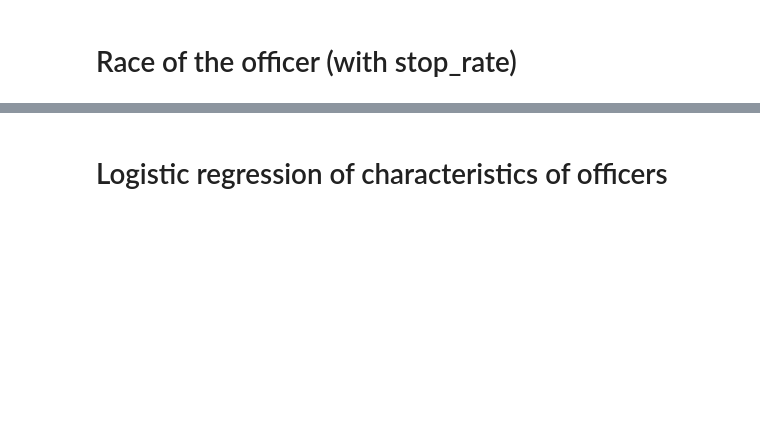
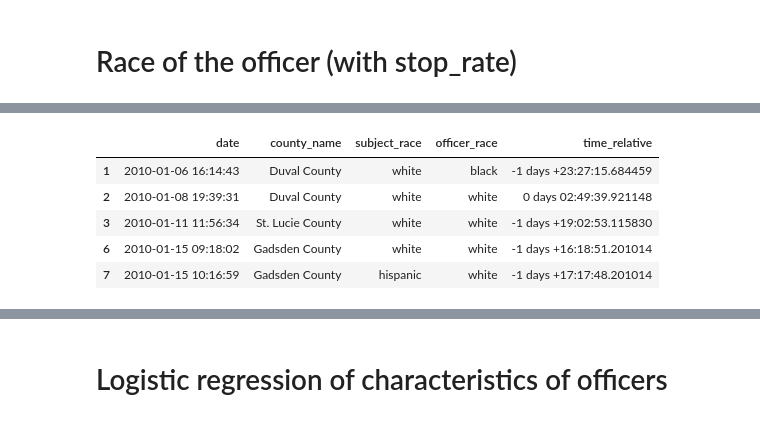
Before and after one commit to epfl-ada/ada-2020-project-milestone-p3-p3_vsl, a Jupyter notebook: notebook.ipynb, the cells around one changed output, grey strips where cells are left out. Drawn from its saved outputs; the diff is of its cells as text; code cells hidden in the pictures; blank space fills up the shorter version.

```diff
--- a/notebook.ipynb
+++ b/notebook.ipynb
@@ -300,0 +573,27 @@ plot_search_rates(df_race_sep, officer_race, 100, what_to_plot='stop_rate')
+# %%
+import datetime
+from matplotlib.pyplot import figure
+from tqdm.notebook import tqdm, tqdm_notebook
+from datetime import datetime
+tqdm_notebook().pandas()
+# s = sun(cityobserver, date=datetime.date())
+
+# def plot_veil_of_darkness(data, period= ['01-12', '20-12'], sunset_time='17:3', hour_range=[15,20]):
+CHOSEN_CHARACTERISTIC = 'officer_race'
+
+
+df_veil = copy(df)
+# remove unused columns
+columns_time = ['date','time']
+columns_to_drop = ['subject_sex', 'officer_age', 'subject_age', 'arrest_made', 'officer_yos', 'officer_sex', 'officer_yos', 'citation_issued', 'warning_issued', 'outcome', 'frisk_performed', 'search_conducted']
+df_veil = remove_general_unused_columns(df_veil, columns_time)
+df_veil.drop(columns=columns_to_drop, inplace=True)
+
+# make sure that required data are present (drop if nan values in those columns)
+important_features = ['subject_race', CHOSEN_CHARACTERISTIC ]
+df_veil.dropna(inplace=True, subset=important_features)
+print('Cleaned subset is composed of {} datapoints'.format(df_veil.shape[0]))
+
+df_veil['date'] = (df_veil['date'] + ' ' + df_veil['time']).progress_apply(lambda x : datetime.strptime(x, '%Y-%m-%d %H:%M:%S'))
+df_veil.drop(columns=['time'], inplace=True)
+df_veil.head()
@@ -300,0 +608,17 @@ plot_search_rates(df_race_sep, officer_race, 100, what_to_plot='stop_rate')
+# %%
+import astral.sun as astralsun
+from astral import LocationInfo
+from astral.sun import sun
+from datetime import datetime
+
+city = LocationInfo("Orlando")
+
+df_veil['time_relative'] = df_veil['date'].progress_apply(lambda x : x - sun(city.observer, date=x)['dusk'].replace(tzinfo=None))
+df_veil.head()
+# %% [output]
+|  | date | county_name | subject_race | officer_race | time_relative |
+| 1 | 2010-01-06 16:14:43 | Duval County | white | black | -1 days +23:27:15.684459 |
+| 2 | 2010-01-08 19:39:31 | Duval County | white | white | 0 days 02:49:39.921148 |
+| 3 | 2010-01-11 11:56:34 | St. Lucie County | white | white | -1 days +19:02:53.115830 |
+| 6 | 2010-01-15 09:18:02 | Gadsden County | white | white | -1 days +16:18:51.201014 |
+| 7 | 2010-01-15 10:16:59 | Gadsden County | hispanic | white | -1 days +17:17:48.201014 |
```
Also changed, not shown: parts of 51 cells of this notebook.
